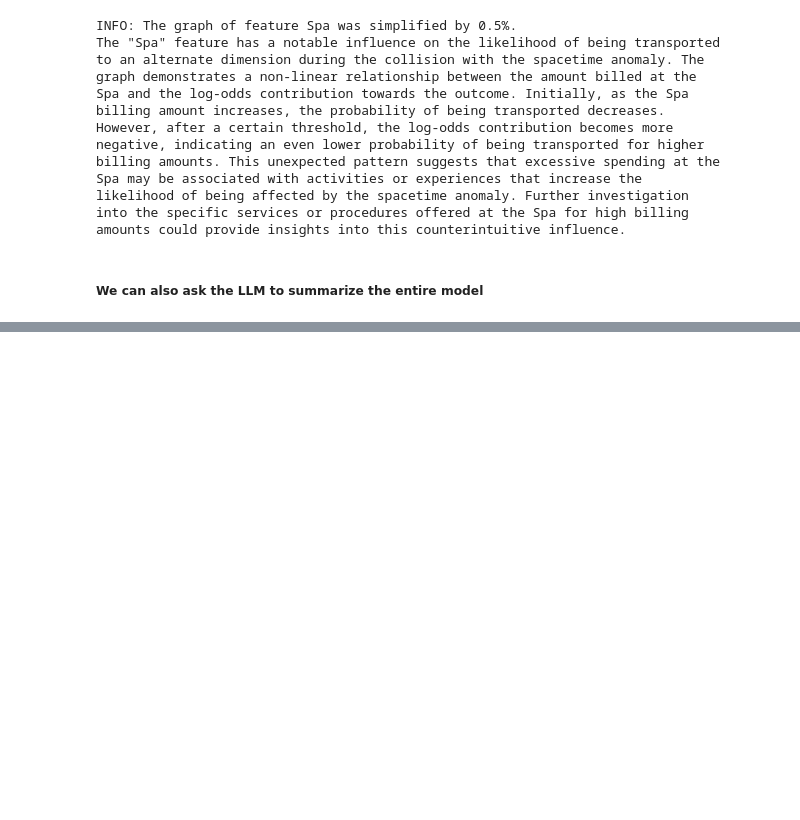
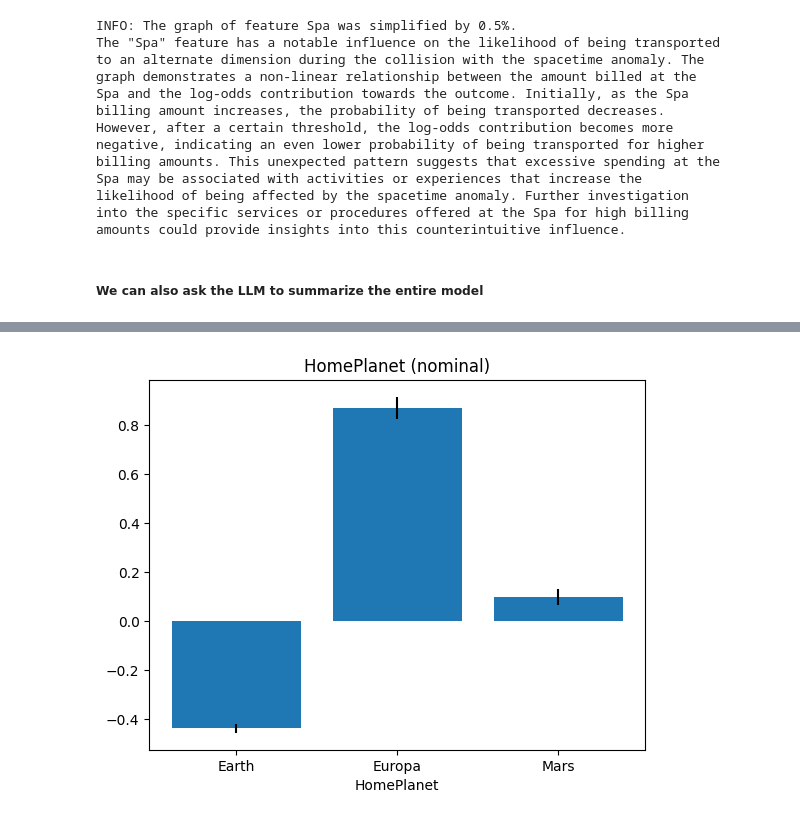
Before and after one commit to interpretml/TalkToEBM, a Jupyter notebook: notebooks/Spaceship Titanic.ipynb, the cells around one changed output, grey strips where cells are left out. Cells and saved outputs as stored; diff of their text form; code cells hidden in the pictures; blank space fills up the shorter version.

```diff
--- a/notebooks/Spaceship Titanic.ipynb
+++ b/notebooks/Spaceship Titanic.ipynb
@@ -591,0 +201,4 @@ response = '''The key predictors of whether a passenger was transported to an al
+# %%
+graphs.plot_graph(graphs.extract_graph(ebm, 0))
+# %% [output]
+[figure, added]
```
Also changed, not shown: parts of 49 cells of this notebook, 6 other files.
